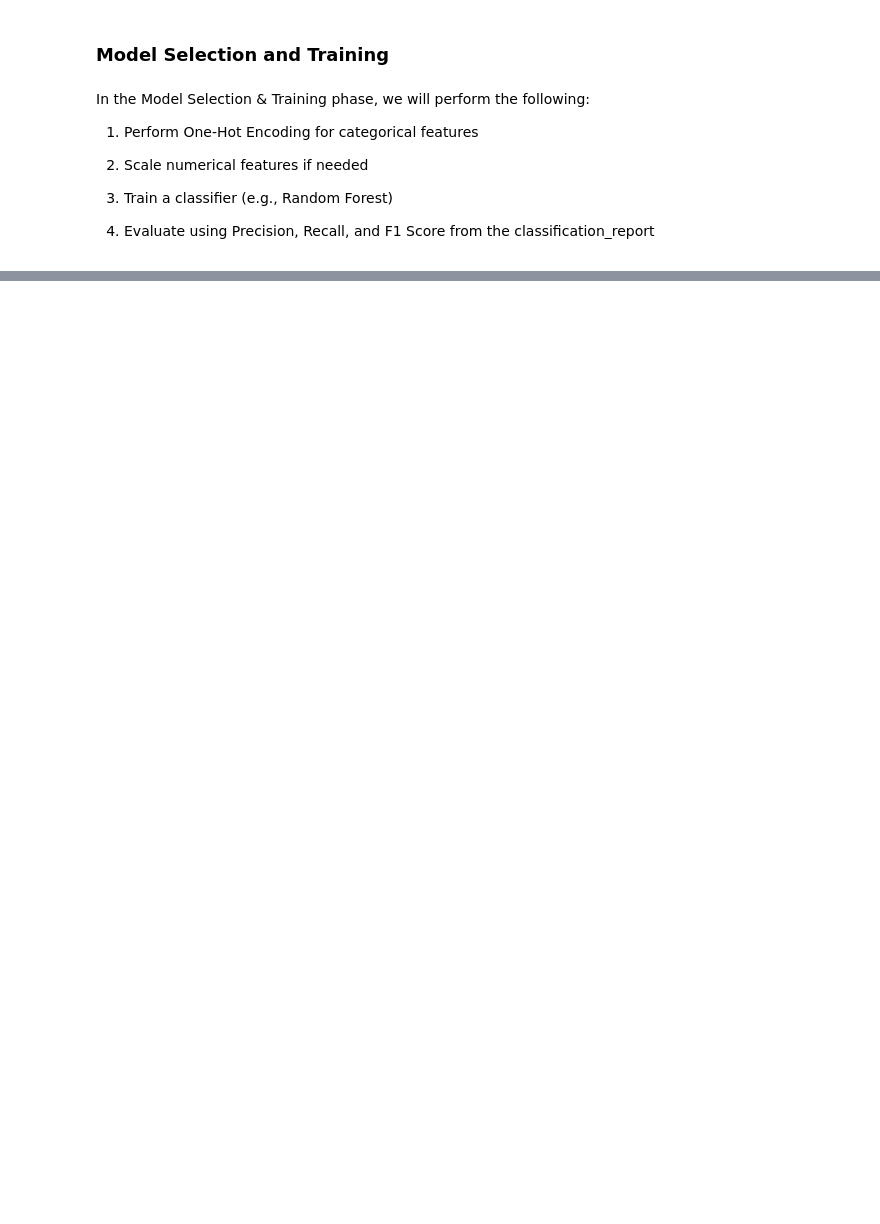
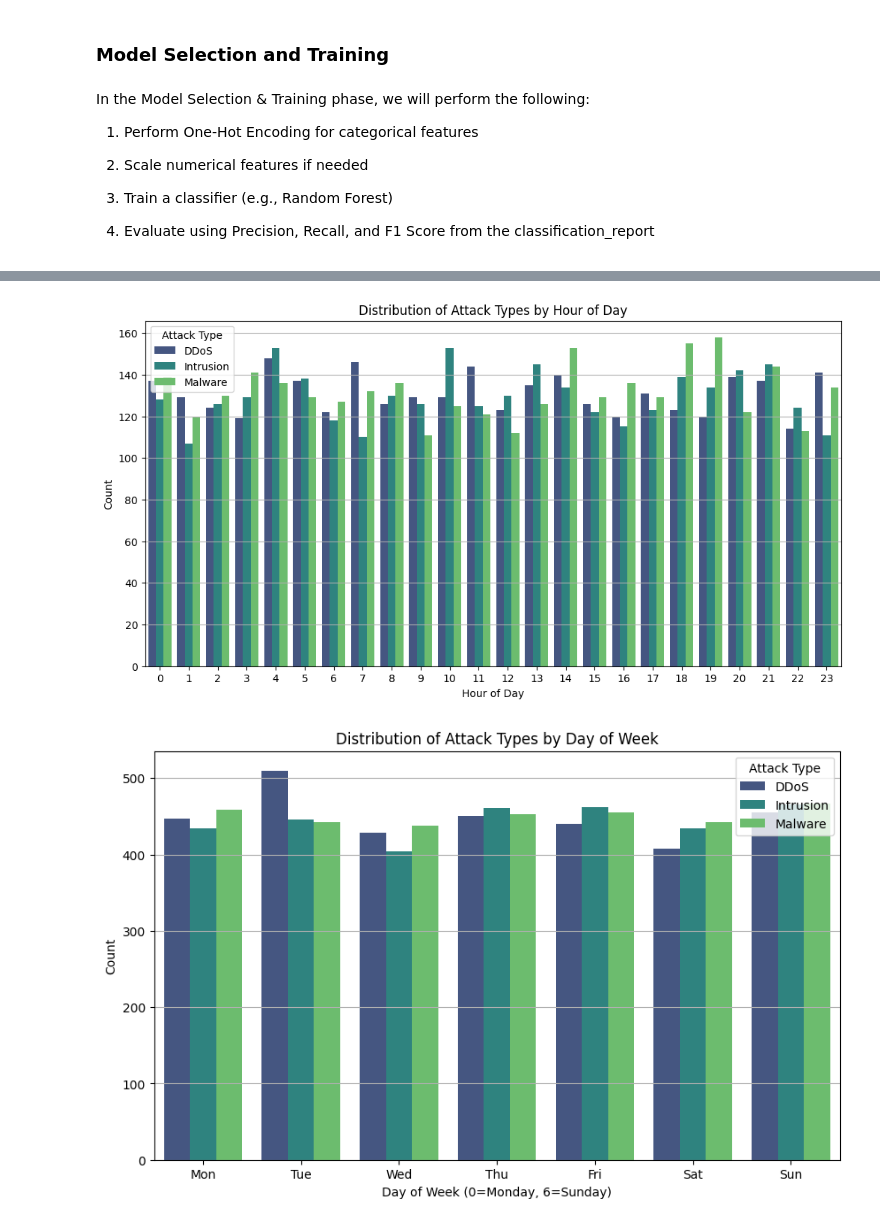
Before and after one commit to aminayusif/Intrudex, a Jupyter notebook: CyberGuard_Machine_Learning_for_Cyberattack_Detection_and_Classification.ipynb, the cells around one changed output, grey strips where cells are left out. Drawn from its saved outputs; the diff is of its cells as text; code cells hidden in the pictures; blank space fills up the shorter version.

```diff
--- a/CyberGuard_Machine_Learning_for_Cyberattack_Detection_and_Classification.ipynb
+++ b/CyberGuard_Machine_Learning_for_Cyberattack_Detection_and_Classification.ipynb
@@ -564,0 +712,39 @@ TypeError: Sparse data was passed for X, but dense data is required. Use '.toarr
+# %%
+import matplotlib.pyplot as plt
+import seaborn as sns
+
+# Distribution of Attack Types by Hour
+plt.figure(figsize=(12, 6))
+sns.countplot(data=data, x='Hour', hue='Attack Type', palette='viridis')
+plt.title('Distribution of Attack Types by Hour of Day')
+plt.xlabel('Hour of Day')
+plt.ylabel('Count')
+plt.xticks(range(24))
+plt.legend(title='Attack Type')
+plt.grid(axis='y')
+plt.show()
+
+# Distribution of Attack Types by Day of Week
+plt.figure(figsize=(10, 6))
+sns.countplot(data=data, x='DayOfWeek', hue='Attack Type', palette='viridis')
+plt.title('Distribution of Attack Types by Day of Week')
+plt.xlabel('Day of Week (0=Monday, 6=Sunday)')
+plt.ylabel('Count')
+plt.xticks(range(7), ['Mon', 'Tue', 'Wed', 'Thu', 'Fri', 'Sat', 'Sun'])
+plt.legend(title='Attack Type')
+plt.grid(axis='y')
+plt.show()
+
+# Distribution of Attack Types by Month
+plt.figure(figsize=(10, 6))
+sns.countplot(data=data, x='Month', hue='Attack Type', palette='viridis')
+plt.title('Distribution of Attack Types by Month')
+plt.xlabel('Month')
+plt.ylabel('Count')
+plt.xticks(range(1, 13), ['Jan', 'Feb', 'Mar', 'Apr', 'May', 'Jun', 'Jul', 'Aug', 'Sep', 'Oct', 'Nov', 'Dec'])
+plt.legend(title='Attack Type')
+plt.grid(axis='y')
+plt.show()
+# %% [output]
+[figure, added]
+[figure, added]
```
Also changed, not shown: parts of 25 cells of this notebook.
